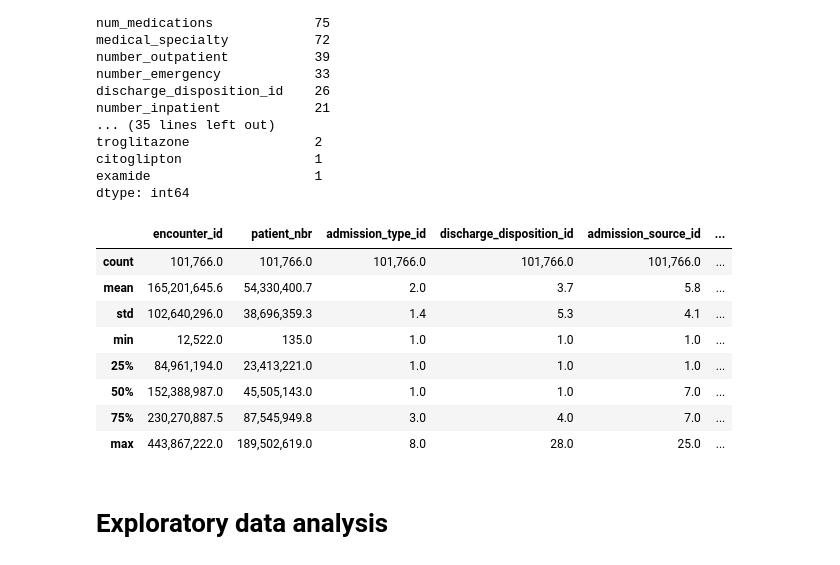
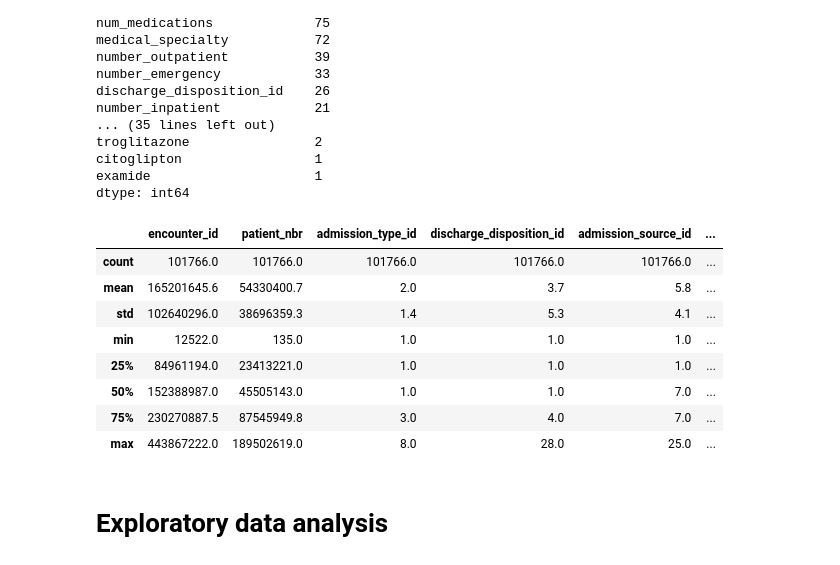
Before and after one commit to capac/kaggle-notebooks, a Jupyter notebook: diabetes-in-130-US-hospitals/1-data-preparation.ipynb, the cells around one changed output. Cells and saved outputs as stored; diff of their text form; code cells hidden in the pictures.

```diff
--- a/diabetes-in-130-US-hospitals/1-data-preparation.ipynb
+++ b/diabetes-in-130-US-hospitals/1-data-preparation.ipynb
@@ -26,7 +27,6 @@ import matplotlib.pyplot as plt
 # %%
 pd.set_option('display.max_columns', None)
 pd.set_option('display.max_colwidth', -1)
-pd.options.display.float_format = '{:,.1f}'.format
 # %% [markdown]
 # Loading data
 # %%
@@ -83,17 +83,17 @@ citoglipton                 1
 examide                     1
 dtype: int64
 # %%
-df.describe()
+df.describe().applymap('{:.1f}'.format)
 # %% [output]
 |  | encounter_id | patient_nbr | admission_type_id | discharge_disposition_id | admission_source_id | ... |
-| count | 101,766.0 | 101,766.0 | 101,766.0 | 101,766.0 | 101,766.0 | ... |
-| mean | 165,201,645.6 | 54,330,400.7 | 2.0 | 3.7 | 5.8 | ... |
-| std | 102,640,296.0 | 38,696,359.3 | 1.4 | 5.3 | 4.1 | ... |
-| min | 12,522.0 | 135.0 | 1.0 | 1.0 | 1.0 | ... |
-| 25% | 84,961,194.0 | 23,413,221.0 | 1.0 | 1.0 | 1.0 | ... |
-| 50% | 152,388,987.0 | 45,505,143.0 | 1.0 | 1.0 | 7.0 | ... |
-| 75% | 230,270,887.5 | 87,545,949.8 | 3.0 | 4.0 | 7.0 | ... |
-| max | 443,867,222.0 | 189,502,619.0 | 8.0 | 28.0 | 25.0 | ... |
+| count | 101766.0 | 101766.0 | 101766.0 | 101766.0 | 101766.0 | ... |
+| mean | 165201645.6 | 54330400.7 | 2.0 | 3.7 | 5.8 | ... |
+| std | 102640296.0 | 38696359.3 | 1.4 | 5.3 | 4.1 | ... |
+| min | 12522.0 | 135.0 | 1.0 | 1.0 | 1.0 | ... |
+| 25% | 84961194.0 | 23413221.0 | 1.0 | 1.0 | 1.0 | ... |
+| 50% | 152388987.0 | 45505143.0 | 1.0 | 1.0 | 7.0 | ... |
+| 75% | 230270887.5 | 87545949.8 | 3.0 | 4.0 | 7.0 | ... |
+| max | 443867222.0 | 189502619.0 | 8.0 | 28.0 | 25.0 | ... |
 # %% [markdown]
 # Exploratory data analysis
 # %%
```
Also changed, not shown: parts of 9 cells of this notebook.
